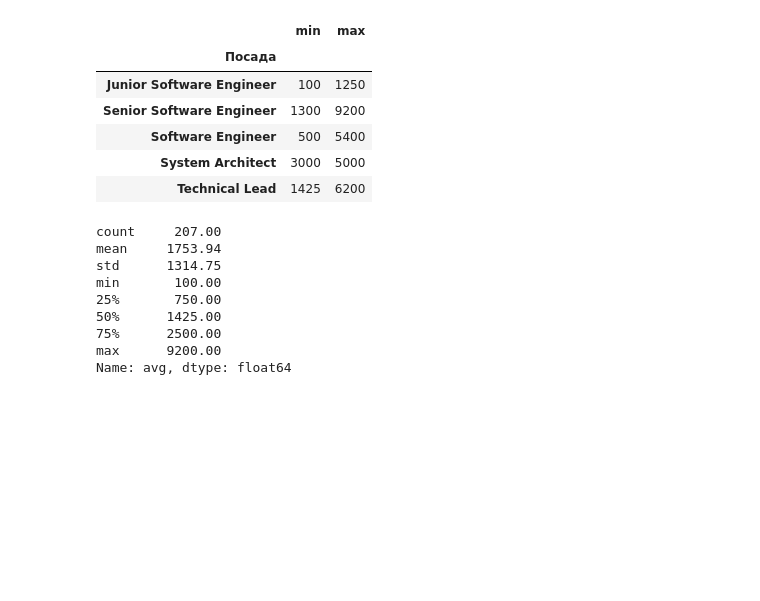
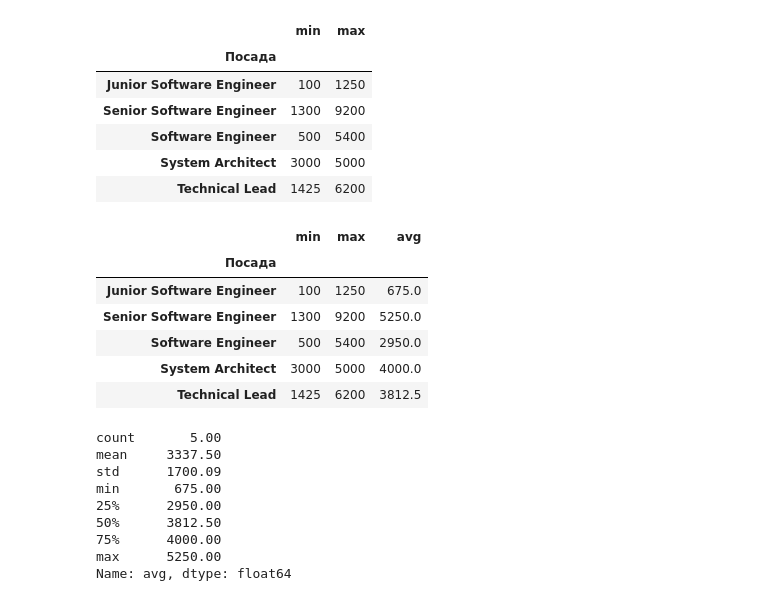
Before and after one commit to Korniev/Data-Sciense, a Jupyter notebook: hw_02/Hw_2.2.ipynb, the cells around one changed output. Saved outputs shown, nothing was run; the diff lists cells and outputs as text; code cells hidden in the pictures; blank space fills up the shorter version.

```diff
--- a/hw_02/Hw_2.2.ipynb
+++ b/hw_02/Hw_2.2.ipynb
@@ -226,25 +228,33 @@ aggregated_salary
 # %%
 # Створіть функцію fill_avg_salary, яка повертатиме середнє значення заробітної плати на місяць. Використовуйте її для методу apply та створіть новий стовпчик "avg"
 
-def fill_avg_salary(column):
-    return np.mean(column)
+def fill_avg_salary(row):
+    return (row['min'] + row['max']) / 2
 
-python_data.loc[:, 'avg'] = python_data['Зарплата на місяць'].apply(fill_avg_salary)
+aggregated_salary['avg'] = aggregated_salary.apply(fill_avg_salary, axis=1)
+
+aggregated_salary
+# %% [output]
+|  | min | max | avg |
+| Посада |  |  |  |
+| Junior Software Engineer | 100 | 1250 | 675.0 |
+| Senior Software Engineer | 1300 | 9200 | 5250.0 |
+| Software Engineer | 500 | 5400 | 2950.0 |
+| System Architect | 3000 | 5000 | 4000.0 |
+| Technical Lead | 1425 | 6200 | 3812.5 |
 # %%
 # Створіть описову статистику за допомогою методу describe для нового стовпчика.
 
-avg_salary_stats = python_data['avg'].describe().round(2)
-
-avg_salary_stats
+aggregated_salary['avg'].describe().round(2)
 # %% [output]
-count     207.00
-mean     1753.94
-std      1314.75
-min       100.00
-25%       750.00
-50%      1425.00
-75%      2500.00
-max      9200.00
+count       5.00
+mean     3337.50
+std      1700.09
+min       675.00
+25%      2950.00
+50%      3812.50
+75%      4000.00
+max      5250.00
 Name: avg, dtype: float64
 # %%
 # Збережіть отриману таблицю в CSV файл
```
Also changed, not shown: parts of 2 cells of this notebook, 2 other files.
